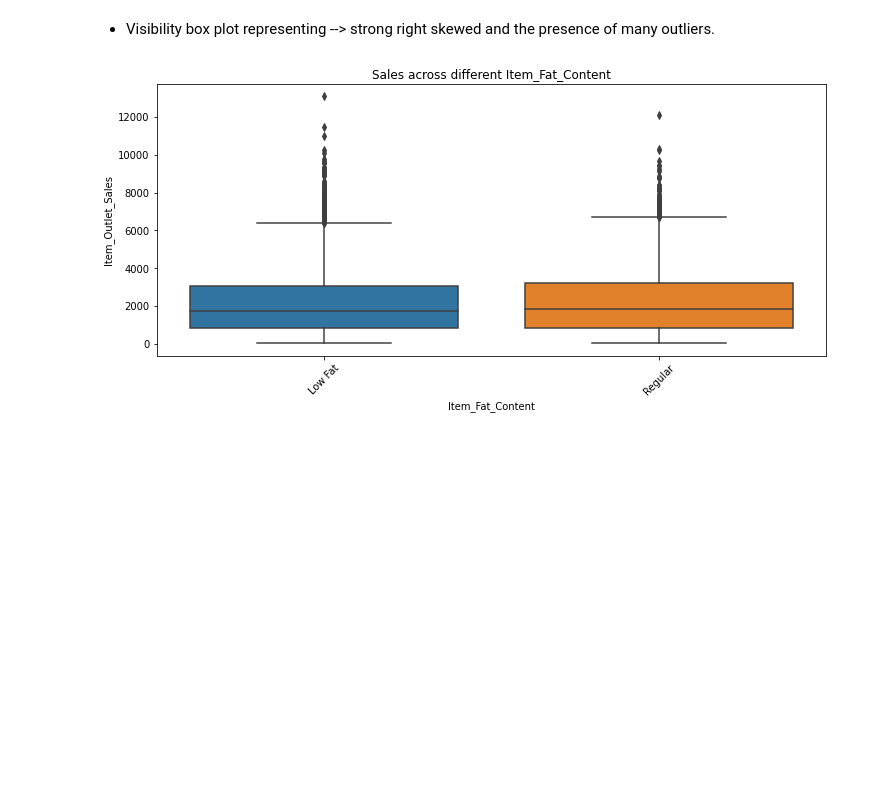
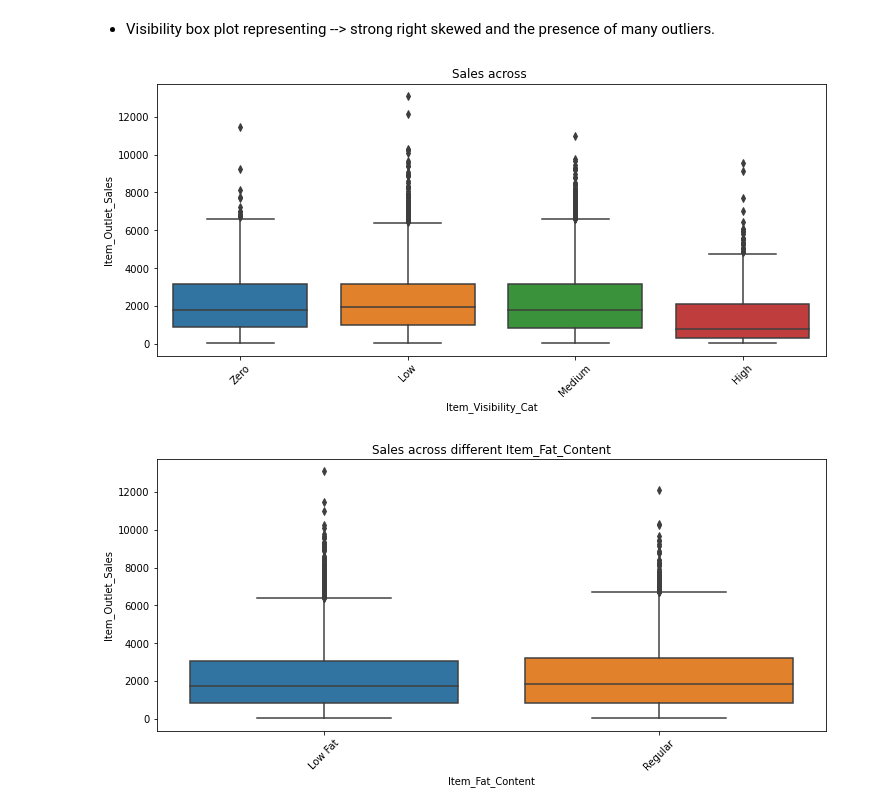
Before and after one commit to Chandrasekhar-narthu/Big-Mart-Sales-Prediction---Chandrasekhar, a Jupyter notebook: final_code.ipynb, the cells around one changed output. Drawn from its saved outputs; the diff is of its cells as text; code cells hidden in the pictures; blank space fills up the shorter version.

```diff
--- a/final_code.ipynb
+++ b/final_code.ipynb
@@ -179,3 +177,11 @@ for col in numeric_cols:
+# %%
+plt.figure(figsize=(12,5))
+sns.boxplot(x=train_data['Item_Visibility_Cat'], y=train_data['Item_Outlet_Sales'])
+plt.title(f'Sales across ')
+plt.xticks(rotation=45)
+plt.show()
+# %% [output]
+[figure, added]
 # %%
 cat_vars_for_sales = ['Item_Fat_Content', 'Item_Type', 'Outlet_Identifier','Outlet_Size', 'Outlet_Location_Type', 'Outlet_Type']
 
```
Also changed, not shown: parts of 45 cells of this notebook, 10 other files.
